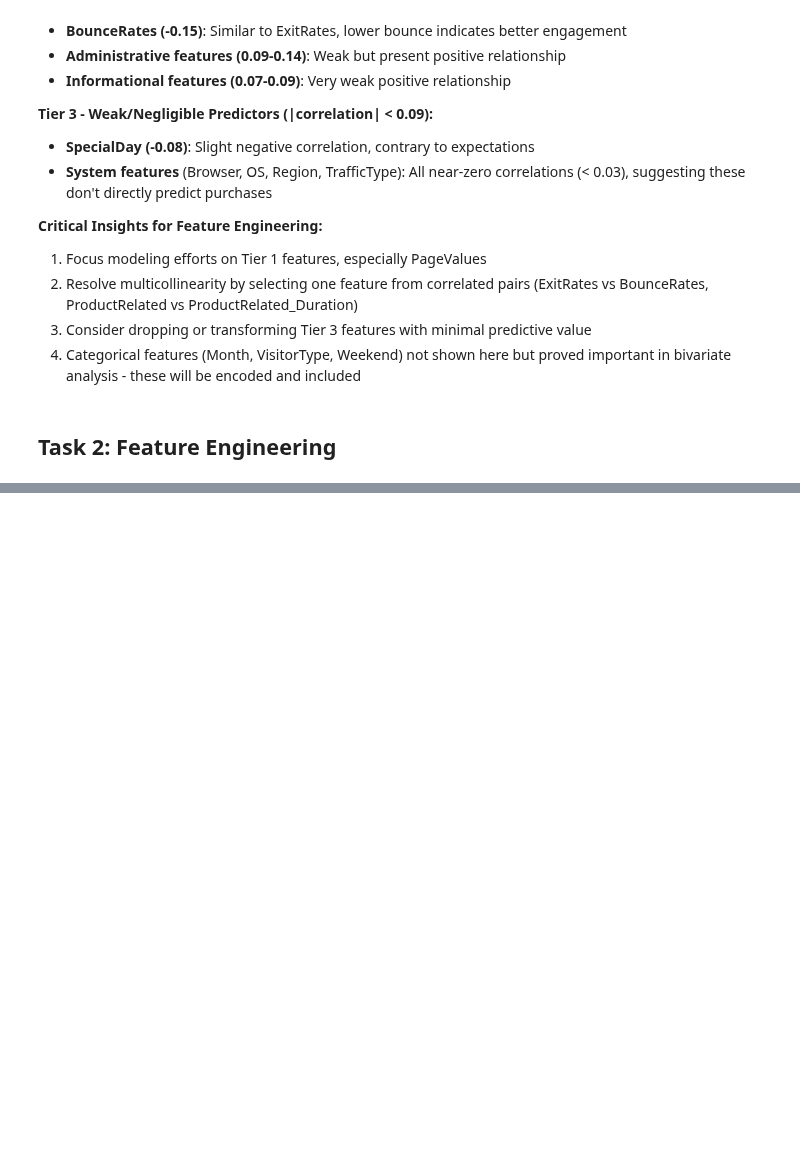
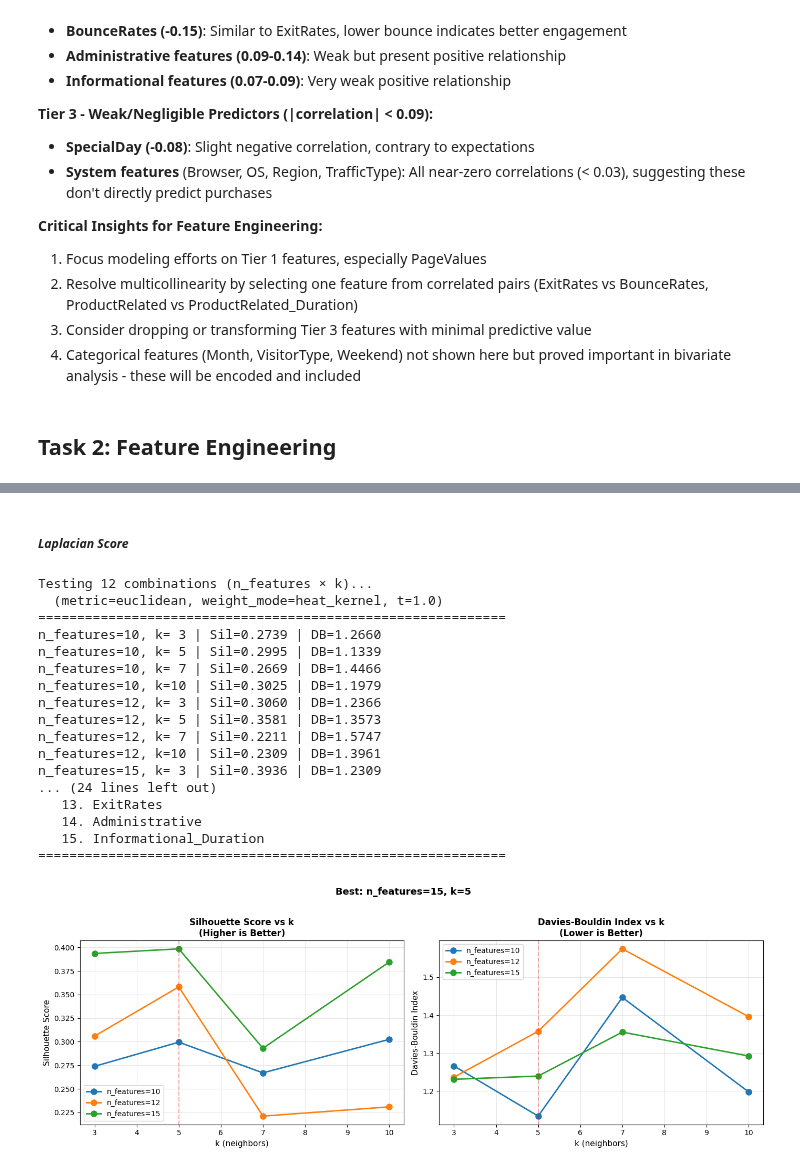
Before and after one commit to JackyDo2005/A3_PDS_RMIT, a Jupyter notebook: Assignment3.ipynb, the cells around one changed output, grey strips where cells are left out. Saved outputs shown, nothing was run; the diff lists cells and outputs as text; code cells hidden in the pictures; blank space fills up the shorter version.

Commit message:
done train clustering models

```diff
--- a/Assignment3.ipynb
+++ b/Assignment3.ipynb
@@ -1847,10 +1663,0 @@ New encoded features:
-# %%
-# separate features and target
-X = df_encoded.drop('Revenue', axis=1)
-y = df_encoded['Revenue']
-
-print("Feature matrix shape:", X.shape)
-print("Target vector shape:", y.shape)
-print(f"\nTarget distribution:")
-print(y.value_counts())
-print(f"\nClass balance: {y.value_counts(normalize=True) * 100}")
@@ -1870,0 +1829,7 @@ Name: proportion, dtype: float64
+# %%
+# Preprocess for clustering
+df_clustered, features = preprocess_for_clustering(df)
+
+# Now df_clustered is ready for clustering algorithms
+print(df_clustered.describe().T)
+print(f"Features: {features}")
@@ -1870,0 +1891,2 @@ Name: proportion, dtype: float64
+# %% [markdown]
+##### ***Laplacian Score***
@@ -1870,0 +2048,29 @@ Name: proportion, dtype: float64
+# %%
+# Apply Laplacian Score (uses skfeature library)
+df_lap, features_lap, best_n, best_k, results = apply_laplacian_score(
+    df_clustered,
+    n_features_list=[10, 12, 15],
+    k_list=[3, 5, 7, 10]
+)
+
+# Plot results
+plot_laplacian_results(results, best_n, best_k)
+# %% [output]
+Testing 12 combinations (n_features × k)...
+  (metric=euclidean, weight_mode=heat_kernel, t=1.0)
+============================================================
+n_features=10, k= 3 | Sil=0.2739 | DB=1.2660
+n_features=10, k= 5 | Sil=0.2995 | DB=1.1339
+n_features=10, k= 7 | Sil=0.2669 | DB=1.4466
+n_features=10, k=10 | Sil=0.3025 | DB=1.1979
+n_features=12, k= 3 | Sil=0.3060 | DB=1.2366
+n_features=12, k= 5 | Sil=0.3581 | DB=1.3573
+n_features=12, k= 7 | Sil=0.2211 | DB=1.5747
+n_features=12, k=10 | Sil=0.2309 | DB=1.3961
+n_features=15, k= 3 | Sil=0.3936 | DB=1.2309
+... (24 lines left out)
+   13. ExitRates
+   14. Administrative
+   15. Informational_Duration
+============================================================
+[figure, added]
```
Also changed, not shown: parts of 44 cells of this notebook, 4 other files.
